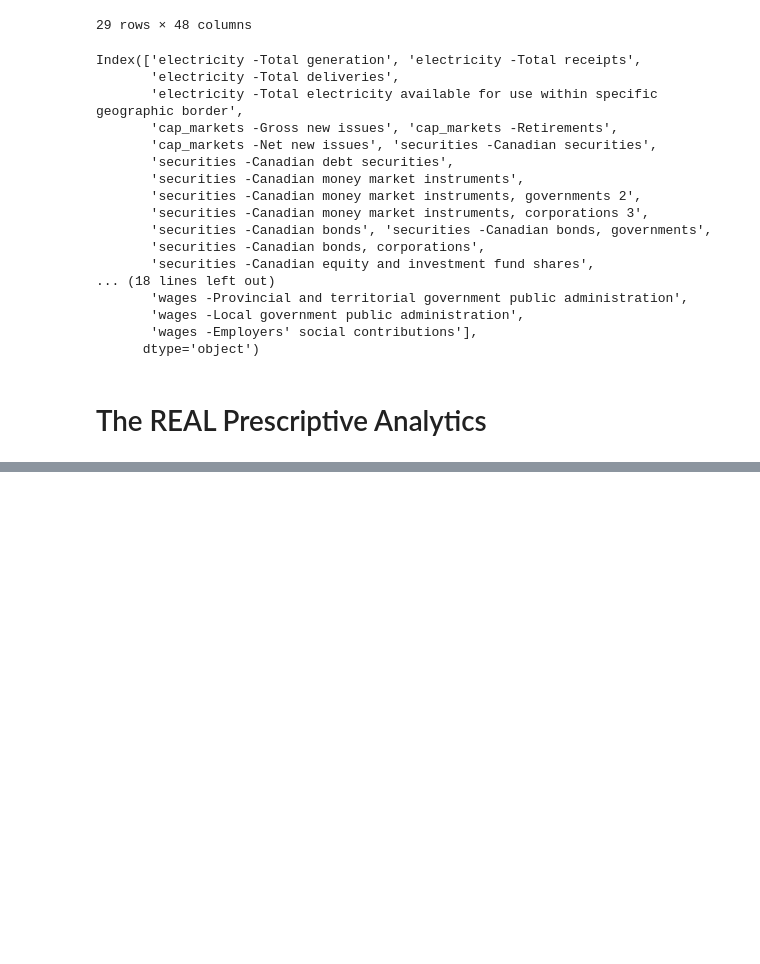
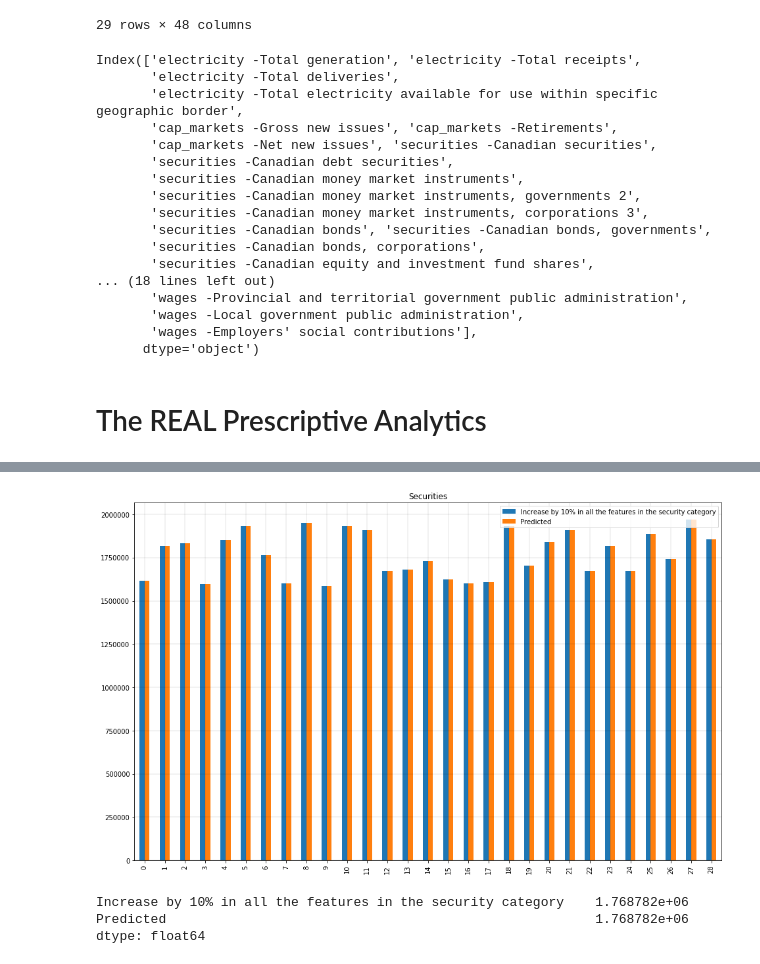
Before and after one commit to ayser259/canadian_economic_analysis, a Jupyter notebook: Predictive Analytics.ipynb, the cells around one changed output, grey strips where cells are left out. Drawn from its saved outputs; the diff is of its cells as text; code cells hidden in the pictures; blank space fills up the shorter version.

```diff
--- a/Predictive Analytics.ipynb
+++ b/Predictive Analytics.ipynb
@@ -1329,0 +1903,71 @@ plt.show()
+# %%
+## analysis of the features of the Securities Category
+
+X = data.drop(columns=['GDP'])
+y = data['GDP']
+
+X = X.values
+y = y.values
+
+X_train, X_test, y_train, y_test1 = train_test_split(X, y, test_size=0.2, random_state=0)
+
+# Getting Original Predicted Values
+knn = KNeighborsRegressor(n_neighbors=5)
+knn.fit(X_train, y_train)
+y_pred = knn.predict(X_test)
+
+# Getting +10% and -10% values for selected columns
+
+X_train, X_test, y_train, y_test = train_test_split(X, y, test_size=0.2, random_state=0)
+
+df_t = pd.DataFrame(X_test)
+df_t.columns = data.columns[1:]
+
+test_list = [
+    'securities -Canadian securities',
+       'securities -Canadian debt securities',
+       'securities -Canadian money market instruments',
+       'securities -Canadian money market instruments, governments 2',
+       'securities -Canadian money market instruments, corporations 3',
+       'securities -Canadian bonds', 'securities -Canadian bonds, governments',
+       'securities -Canadian bonds, corporations',
+       'securities -Canadian equity and investment fund shares',
+       'securities -Foreign securities', 'securities -Foreign debt securities',
+       'securities -Foreign money market instruments',
+       'securities -Foreign bonds',
+       'securities -Foreign equity and investment fund shares'
+]
+
+p10_data = df_t.copy()
+p10_data.columns = data.columns[1:]
+m10_data = df_t.copy()
+m10_data.columns = data.columns[1:]
+
+for test_col in test_list:
+    p10_data[test_col] = df_t[test_col].apply(lambda x : x*1.1)
+    m10_data[test_col] = df_t[test_col].apply(lambda x : x*0.9)
+
+pX_test = p10_data.values
+mX_test = m10_data.values
+
+# Testing Model
+knn = KNeighborsRegressor(n_neighbors=5)
+knn.fit(X_train, y_train)
+p10_pred = knn.predict(pX_test)
+m10_pred = knn.predict(mX_test)
+
+df1 = pd.DataFrame({'Predicted': y_pred.flatten(), 'Increase by 10% in all the features in the security category': p10_pred.flatten()})
+
+df1.plot(kind='bar',figsize=(16,10))
+plt.grid(which='major', linestyle='-', linewidth='0.1', color='black')
+plt.grid(which='minor', linestyle=':', linewidth='0.5', color='black')
+plt.title("Securities")
+plt.show()
+
+df1
+df1.mean()
+# %% [output]
+[figure, added]
+Increase by 10% in all the features in the security category    1.768782e+06
+Predicted                                                       1.768782e+06
+dtype: float64
```
Also changed, not shown: parts of 7 cells of this notebook.
